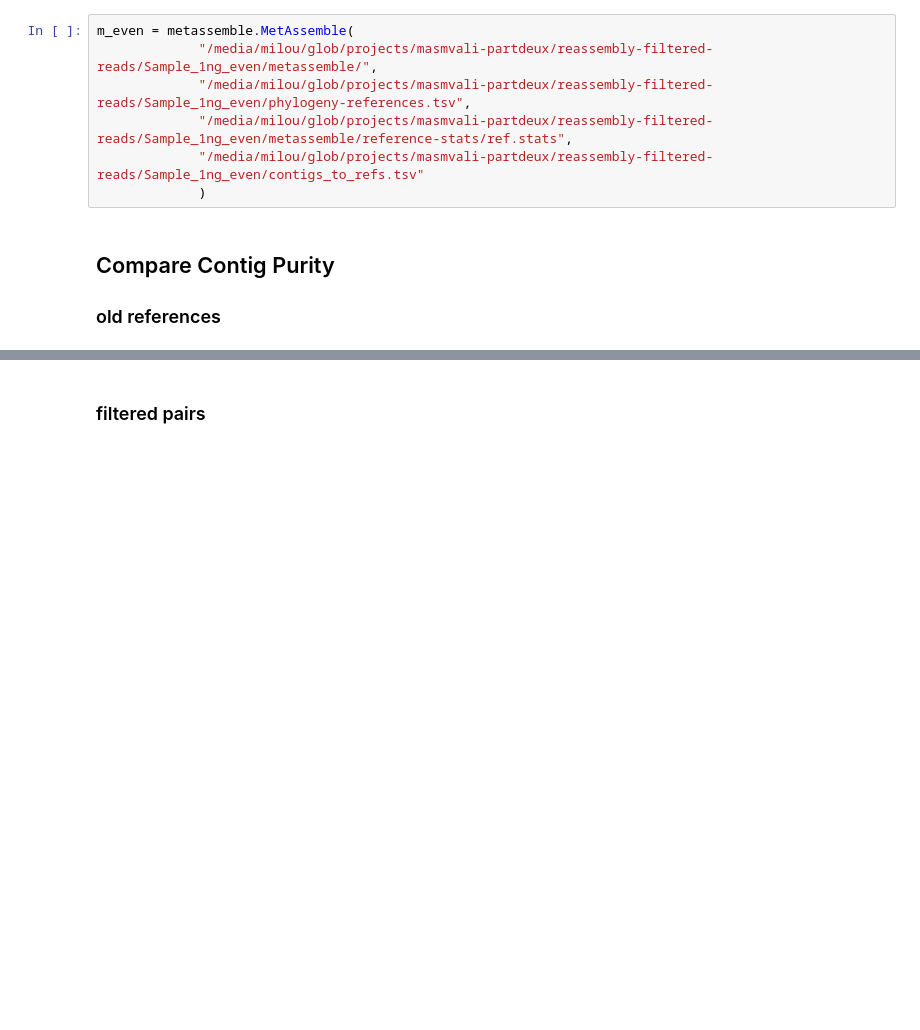
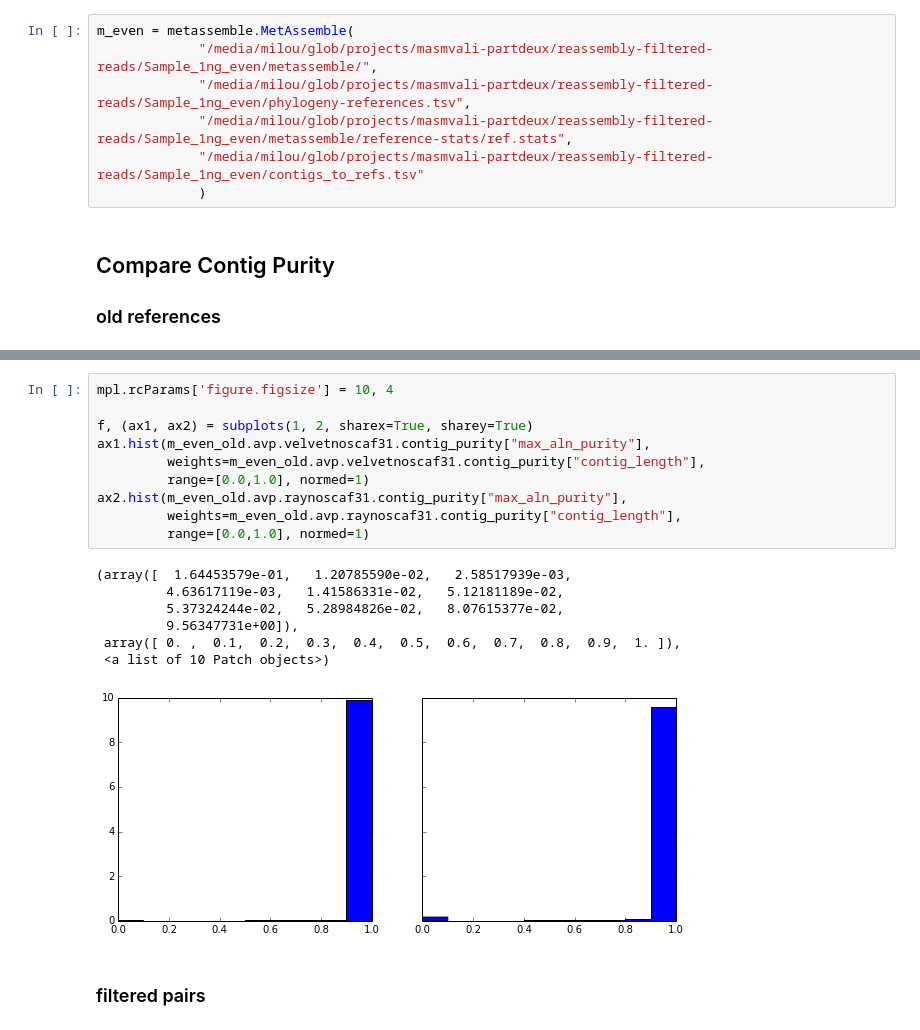
Before and after one commit to inodb/masmvali-publication, a Jupyter notebook: notebooks/LIMS1884-filtered-pairs-assemblies.ipynb, the cells around one changed output, grey strips where cells are left out. Cells and saved outputs as stored; diff of their text form; blank space fills up the shorter version.

```diff
--- a/notebooks/LIMS1884-filtered-pairs-assemblies.ipynb
+++ b/notebooks/LIMS1884-filtered-pairs-assemblies.ipynb
@@ -65,3 +95,21 @@ for i, s in enumerate(cmp_purities):
+# %%
+mpl.rcParams['figure.figsize'] = 10, 4
+
+f, (ax1, ax2) = subplots(1, 2, sharex=True, sharey=True)
+ax1.hist(m_even_old.avp.velvetnoscaf31.contig_purity["max_aln_purity"],
+         weights=m_even_old.avp.velvetnoscaf31.contig_purity["contig_length"],
+         range=[0.0,1.0], normed=1)
+ax2.hist(m_even_old.avp.raynoscaf31.contig_purity["max_aln_purity"],
+         weights=m_even_old.avp.raynoscaf31.contig_purity["contig_length"],
+         range=[0.0,1.0], normed=1)
+# %% [output]
+(array([  1.64453579e-01,   1.20785590e-02,   2.58517939e-03,
+         4.63617119e-03,   1.41586331e-02,   5.12181189e-02,
+         5.37324244e-02,   5.28984826e-02,   8.07615377e-02,
+         9.56347731e+00]),
+ array([ 0. ,  0.1,  0.2,  0.3,  0.4,  0.5,  0.6,  0.7,  0.8,  0.9,  1. ]),
+ <a list of 10 Patch objects>)
+[figure, added]
 # %% [markdown]
 ### filtered pairs
 # %%
```
Also changed, not shown: parts of 6 cells of this notebook.
